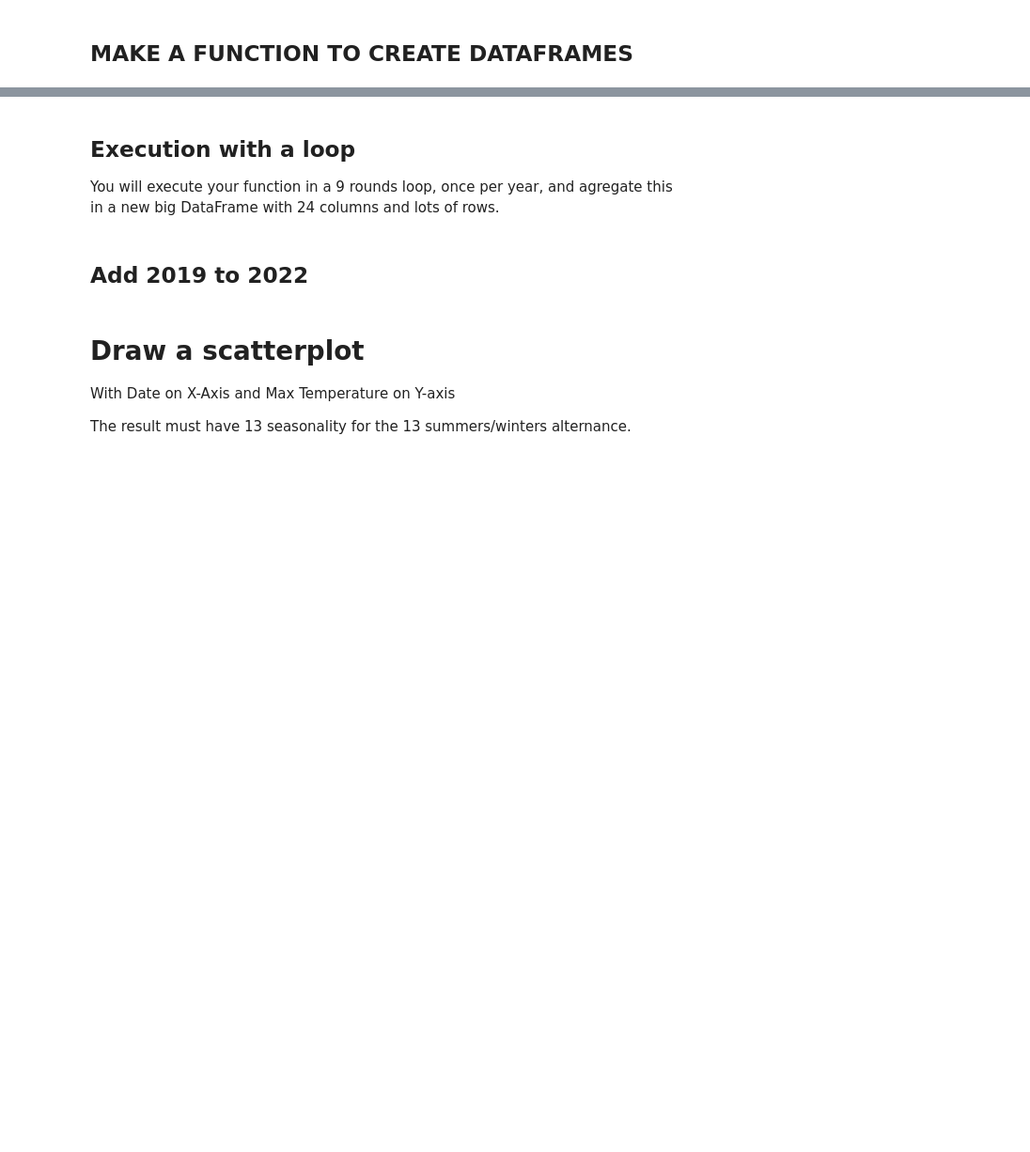
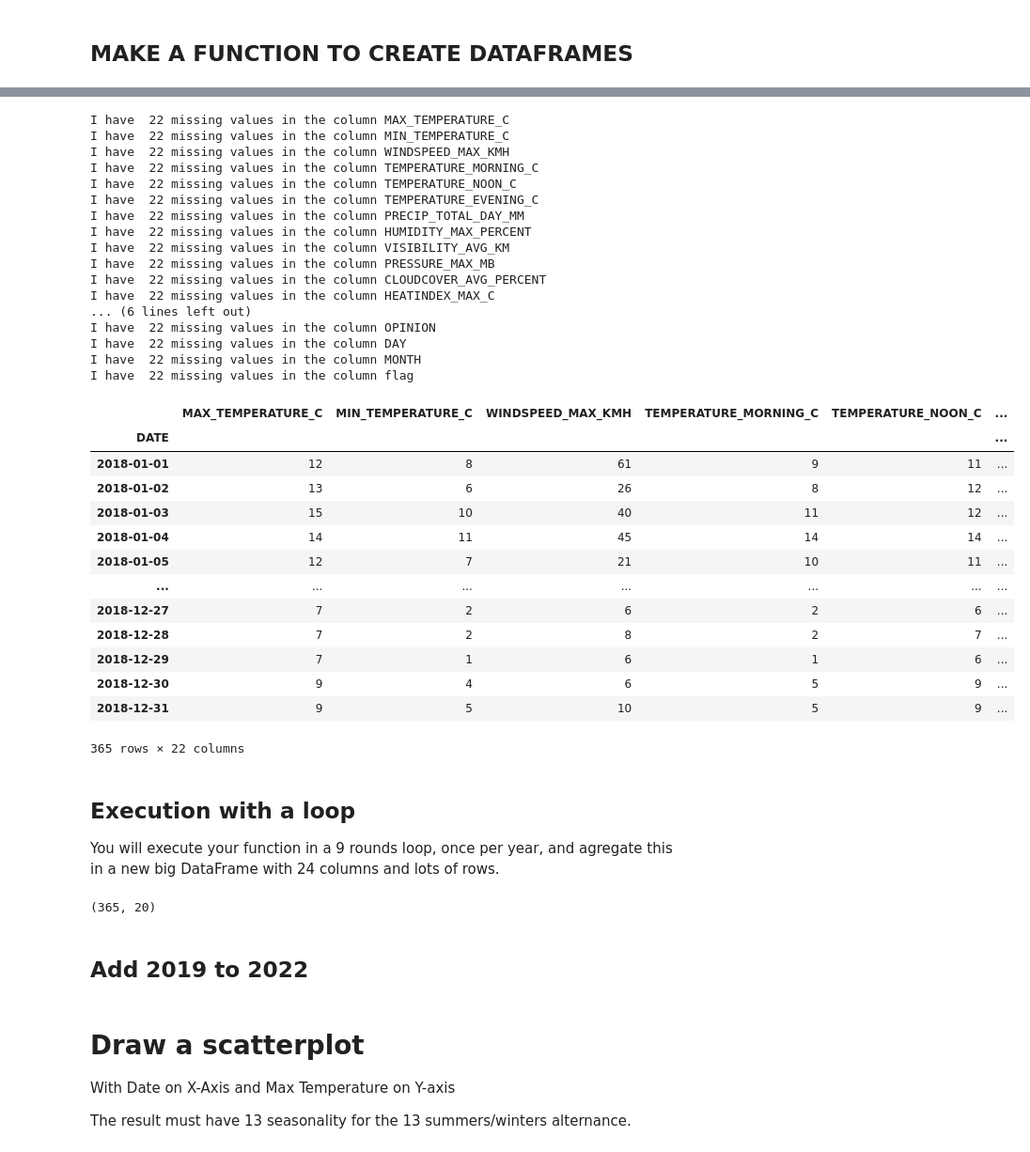
Before and after one commit to bigmoletos/WildCodeSchool_formation_IA_nov2023, a Jupyter notebook: quêtes/Semaine5/Pandas/Pandas/FD_2.7_Pandas_automation.ipynb, the cells around one changed output, grey strips where cells are left out. Shown at 94% size. Cells and saved outputs as stored; diff of their text form; code cells hidden in the pictures; blank space fills up the shorter version.

Commit message:
2.7 fonction info data

```diff
--- a/quêtes/Semaine5/Pandas/Pandas/FD_2.7_Pandas_automation.ipynb
+++ b/quêtes/Semaine5/Pandas/Pandas/FD_2.7_Pandas_automation.ipynb
@@ -41,9 +59,30 @@ def create_df_wild_with2date(start_year, end_year):
 
 
 def mergeDF(df_main, df_opinion):
+    df_opinion.rename(columns={'date': 'DATE'}, inplace=True)
     dfnew = pd.merge(left=df_main,
                      right=df_opinion,
                      left_on='DATE',
-                     right_on="date",
+                     right_on="DATE",
                      how='left')
+    # on va renommer la colonne date avec le meme format que la table main
+    # liste_colonnes_opinion = df_opinion.columns.to_list()
+    # print(liste_colonnes_opinion)
     return dfnew
+
+
+def translate(opinion):
+    try:
+        # nettoyage et typage de la variable
+        opinion = str(opinion).strip().lower()
+        # print(opinion)
+        translations = {
+            "very bad": "très mauvais",
+            "bad": "mauvais",
+            "not good not bad": "ni bon ni mauvais",
+            "good": "bon",
+            "very good": "très bon"
+        }
+        return translations[opinion]
+    except KeyError:
+        return opinion
@@ -197,3 +255,38 @@ def add_col_and_fill(dftotal):
+# %%
+# test de la fonction
+add_col_and_fill(dftotal)
+# %% [output]
+I have  22 missing values in the column MAX_TEMPERATURE_C
+I have  22 missing values in the column MIN_TEMPERATURE_C
+I have  22 missing values in the column WINDSPEED_MAX_KMH
+I have  22 missing values in the column TEMPERATURE_MORNING_C
+I have  22 missing values in the column TEMPERATURE_NOON_C
+I have  22 missing values in the column TEMPERATURE_EVENING_C
+I have  22 missing values in the column PRECIP_TOTAL_DAY_MM
+I have  22 missing values in the column HUMIDITY_MAX_PERCENT
+I have  22 missing values in the column VISIBILITY_AVG_KM
+I have  22 missing values in the column PRESSURE_MAX_MB
+I have  22 missing values in the column CLOUDCOVER_AVG_PERCENT
+I have  22 missing values in the column HEATINDEX_MAX_C
+... (6 lines left out)
+I have  22 missing values in the column OPINION
+I have  22 missing values in the column DAY
+I have  22 missing values in the column MONTH
+I have  22 missing values in the column flag
+|  | MAX_TEMPERATURE_C | MIN_TEMPERATURE_C | WINDSPEED_MAX_KMH | TEMPERATURE_MORNING_C | TEMPERATURE_NOON_C | ... |
+| DATE |  |  |  |  |  | ... |
+| 2018-01-01 | 12 | 8 | 61 | 9 | 11 | ... |
+| 2018-01-02 | 13 | 6 | 26 | 8 | 12 | ... |
+| 2018-01-03 | 15 | 10 | 40 | 11 | 12 | ... |
+| 2018-01-04 | 14 | 11 | 45 | 14 | 14 | ... |
+| 2018-01-05 | 12 | 7 | 21 | 10 | 11 | ... |
+| ... | ... | ... | ... | ... | ... | ... |
+| 2018-12-27 | 7 | 2 | 6 | 2 | 6 | ... |
+| 2018-12-28 | 7 | 2 | 8 | 2 | 7 | ... |
+| 2018-12-29 | 7 | 1 | 6 | 1 | 6 | ... |
+| 2018-12-30 | 9 | 4 | 6 | 5 | 9 | ... |
+| 2018-12-31 | 9 | 5 | 10 | 5 | 9 | ... |
+365 rows × 22 columns
 # %% [markdown]
 ## Execution with a loop
 You will execute your function in a 9 rounds loop, once per year, and agregate this in a new big DataFrame with 24 columns and lots of rows.
@@ -203,0 +298,4 @@ for year in range(2010, 2019):
+# %%
+dftotal.shape
+# %% [output]
+(365, 20)
```
Also changed, not shown: parts of 10 cells of this notebook.
